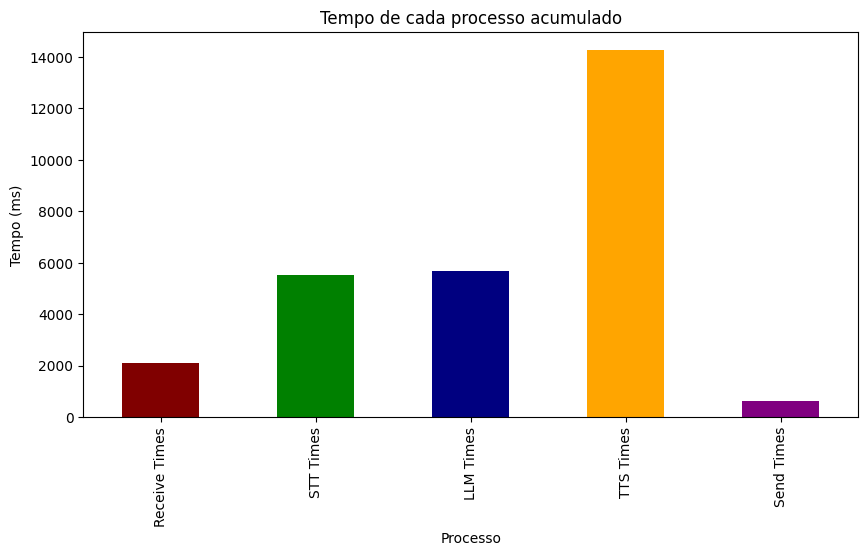
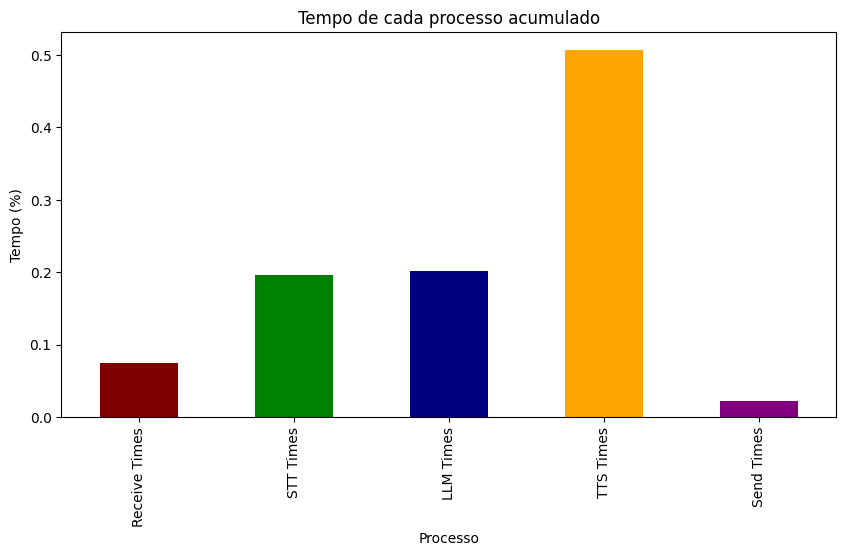
Unified diff of the notebook cell whose output changed from the first chart to the second:
--- before
+++ after
@@ -1 +1,3 @@
-size_table.sum(axis=0).plot(title="Tempo de cada processo acumulado", kind='bar', figsize=(10, 5), color=color_dict.values(), xlabel="Processo", ylabel="Tempo (ms)")
+df = size_table.sum(axis=0)
+df = df / df.sum(axis=0)
+df.plot(title="Tempo de cada processo acumulado", kind='bar', figsize=(10, 5), color=color_dict.values(), xlabel="Processo", ylabel="Tempo (%)")

Commit: update